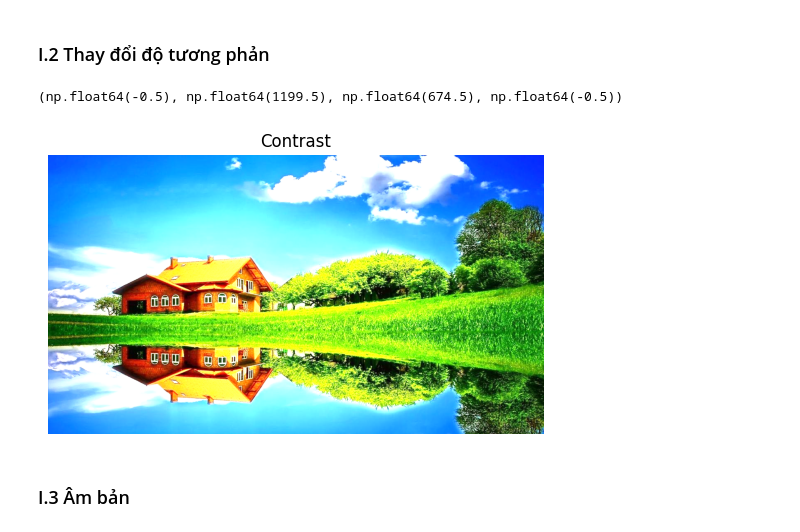
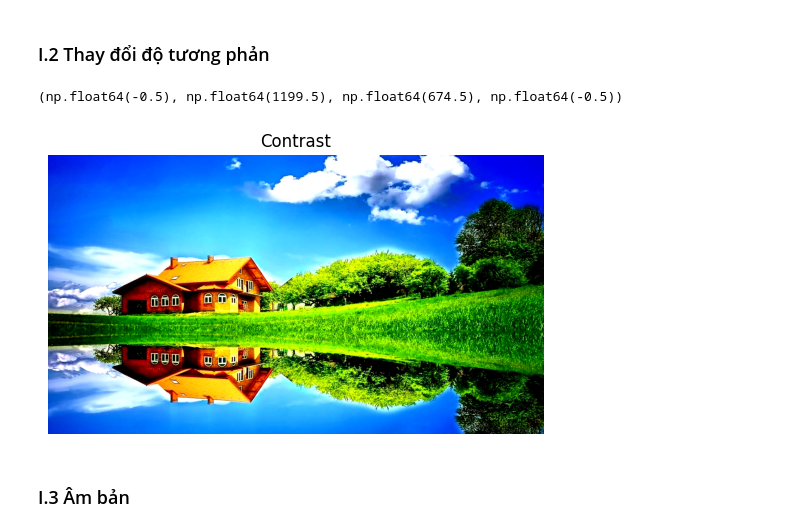
Before and after one commit to hongnhuanwork/IPCV_Group3_Lab, a Jupyter notebook: lab02/lab02.ipynb, the cells around one changed output. Cells and saved outputs as stored; diff of their text form; code cells hidden in the pictures.

```diff
--- a/lab02/lab02.ipynb
+++ b/lab02/lab02.ipynb
@@ -39,16 +39,16 @@ plt.axis('off')
 # %%
 #Thay đổi độ tương phản: Tăng hoặc giảm độ tương phản bằng cách nhân mỗi điểm ảnh với một hằng số.
 def change_contrast(image, alpha):
-    return np.clip(image * alpha, 0, 255).astype(np.uint8)
+    return np.clip((image - 128) * alpha + 128, 0, 255).astype(np.uint8)
 
 contrast = change_contrast(img, 1.5)
 
 plt.imshow(contrast)
 plt.title("Contrast")
 plt.axis('off')
 # %% [output]
 (np.float64(-0.5), np.float64(1199.5), np.float64(674.5), np.float64(-0.5))
-[figure, old version]
+[figure, new version]
 # %% [markdown]
 ### I.3 Âm bản
 # %%
```
